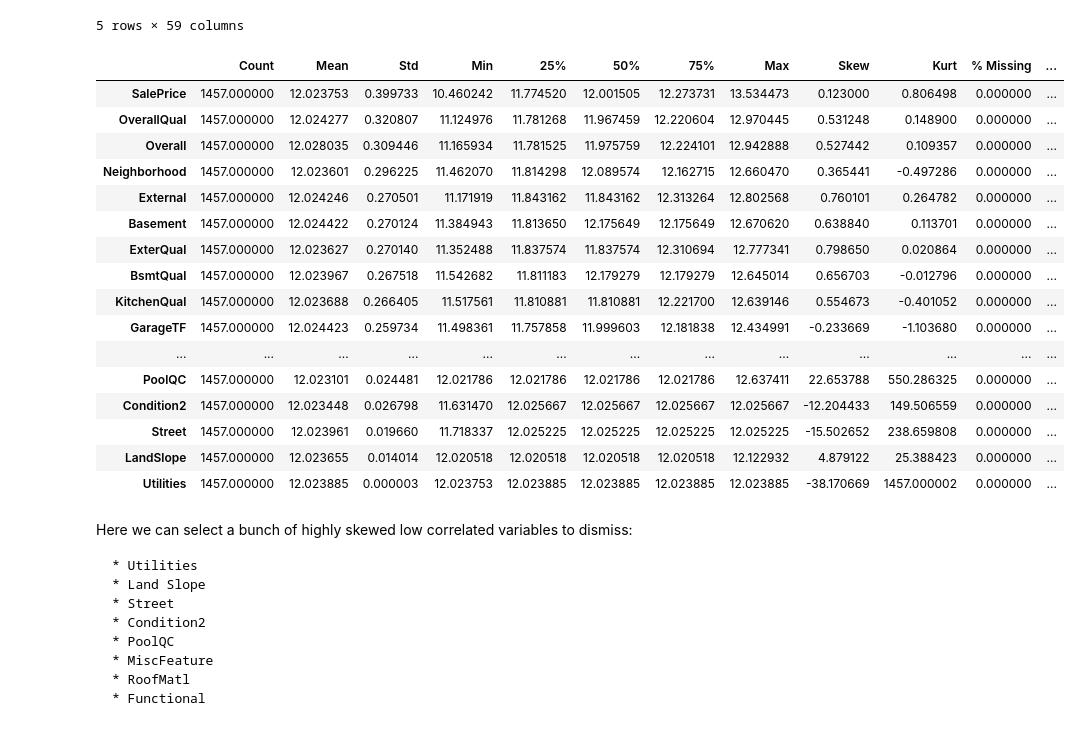
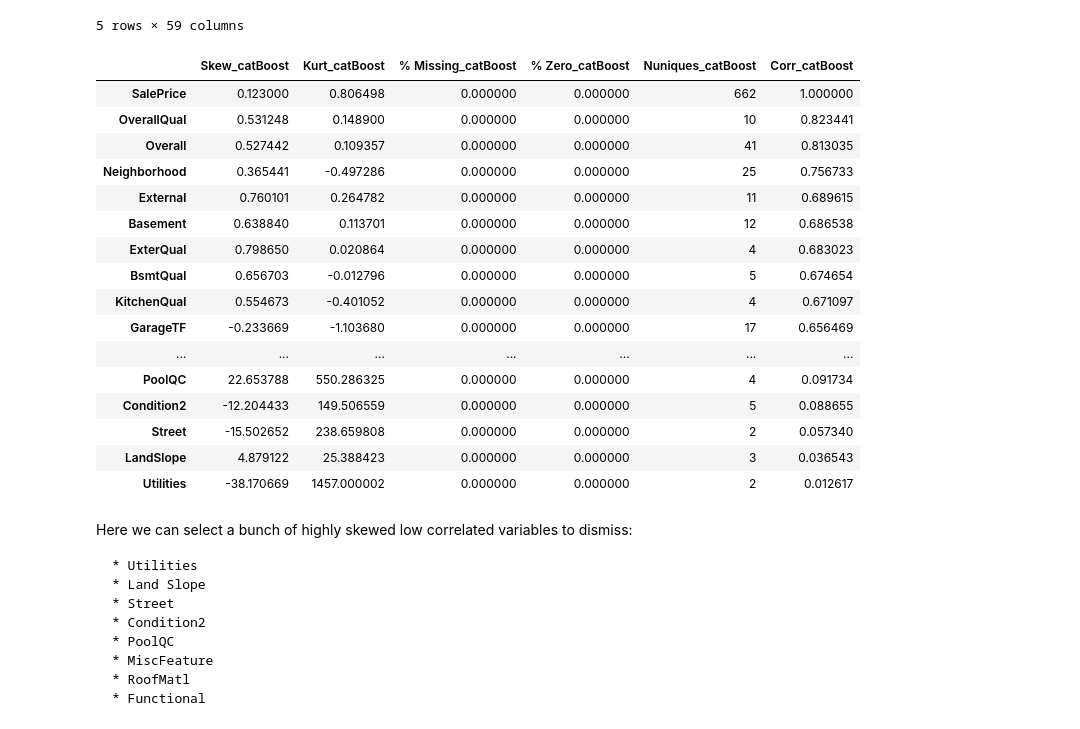
Before and after one commit to lrvlr/house-pricing-kaggle, a Jupyter notebook: AnalyzingHousePricesDF-lrvlr.ipynb, the cells around one changed output. Saved outputs shown, nothing was run; the diff lists cells and outputs as text; code cells hidden in the pictures.

Commit message:
Update AnalyzingHousePricesDF-lrvlr.ipynb
Analyzing different encoders for categorical features

```diff
--- a/AnalyzingHousePricesDF-lrvlr.ipynb
+++ b/AnalyzingHousePricesDF-lrvlr.ipynb
@@ -672,26 +672,26 @@ See the caveats in the documentation: https://pandas.pydata.org/pandas-docs/stab
 | 5 | 12.340827 | 12.085614 | 12.025225 | 12.037377 | 12.163253 | 12.022695 | 12.023885 | 12.034512 | 12.660470 | ... |
 5 rows × 59 columns
 # %%
-df_numCatInfo = tab.numTable(encoded, 'SalePrice')
-df_numCatInfo.style.background_gradient(subset=['Corr'])
+df_numCatInfo = tab.numTable(encoded, 'SalePrice', describe=False).add_suffix('_catBoost')
+df_numCatInfo.style.background_gradient(subset=['Corr_catBoost'])
 # %% [output]
-|  | Count | Mean | Std | Min | 25% | 50% | 75% | Max | Skew | Kurt | % Missing | ... |
-| SalePrice | 1457.000000 | 12.023753 | 0.399733 | 10.460242 | 11.774520 | 12.001505 | 12.273731 | 13.534473 | 0.123000 | 0.806498 | 0.000000 | ... |
-| OverallQual | 1457.000000 | 12.024277 | 0.320807 | 11.124976 | 11.781268 | 11.967459 | 12.220604 | 12.970445 | 0.531248 | 0.148900 | 0.000000 | ... |
-| Overall | 1457.000000 | 12.028035 | 0.309446 | 11.165934 | 11.781525 | 11.975759 | 12.224101 | 12.942888 | 0.527442 | 0.109357 | 0.000000 | ... |
-| Neighborhood | 1457.000000 | 12.023601 | 0.296225 | 11.462070 | 11.814298 | 12.089574 | 12.162715 | 12.660470 | 0.365441 | -0.497286 | 0.000000 | ... |
-| External | 1457.000000 | 12.024246 | 0.270501 | 11.171919 | 11.843162 | 11.843162 | 12.313264 | 12.802568 | 0.760101 | 0.264782 | 0.000000 | ... |
-| Basement | 1457.000000 | 12.024422 | 0.270124 | 11.384943 | 11.813650 | 12.175649 | 12.175649 | 12.670620 | 0.638840 | 0.113701 | 0.000000 | ... |
-| ExterQual | 1457.000000 | 12.023627 | 0.270140 | 11.352488 | 11.837574 | 11.837574 | 12.310694 | 12.777341 | 0.798650 | 0.020864 | 0.000000 | ... |
-| BsmtQual | 1457.000000 | 12.023967 | 0.267518 | 11.542682 | 11.811183 | 12.179279 | 12.179279 | 12.645014 | 0.656703 | -0.012796 | 0.000000 | ... |
-| KitchenQual | 1457.000000 | 12.023688 | 0.266405 | 11.517561 | 11.810881 | 11.810881 | 12.221700 | 12.639146 | 0.554673 | -0.401052 | 0.000000 | ... |
-| GarageTF | 1457.000000 | 12.024423 | 0.259734 | 11.498361 | 11.757858 | 11.999603 | 12.181838 | 12.434991 | -0.233669 | -1.103680 | 0.000000 | ... |
-| ... | ... | ... | ... | ... | ... | ... | ... | ... | ... | ... | ... | ... |
-| PoolQC | 1457.000000 | 12.023101 | 0.024481 | 12.021786 | 12.021786 | 12.021786 | 12.021786 | 12.637411 | 22.653788 | 550.286325 | 0.000000 | ... |
-| Condition2 | 1457.000000 | 12.023448 | 0.026798 | 11.631470 | 12.025667 | 12.025667 | 12.025667 | 12.025667 | -12.204433 | 149.506559 | 0.000000 | ... |
-| Street | 1457.000000 | 12.023961 | 0.019660 | 11.718337 | 12.025225 | 12.025225 | 12.025225 | 12.025225 | -15.502652 | 238.659808 | 0.000000 | ... |
-| LandSlope | 1457.000000 | 12.023655 | 0.014014 | 12.020518 | 12.020518 | 12.020518 | 12.020518 | 12.122932 | 4.879122 | 25.388423 | 0.000000 | ... |
-| Utilities | 1457.000000 | 12.023885 | 0.000003 | 12.023753 | 12.023885 | 12.023885 | 12.023885 | 12.023885 | -38.170669 | 1457.000002 | 0.000000 | ... |
+|  | Skew_catBoost | Kurt_catBoost | % Missing_catBoost | % Zero_catBoost | Nuniques_catBoost | Corr_catBoost |
+| SalePrice | 0.123000 | 0.806498 | 0.000000 | 0.000000 | 662 | 1.000000 |
+| OverallQual | 0.531248 | 0.148900 | 0.000000 | 0.000000 | 10 | 0.823441 |
+| Overall | 0.527442 | 0.109357 | 0.000000 | 0.000000 | 41 | 0.813035 |
+| Neighborhood | 0.365441 | -0.497286 | 0.000000 | 0.000000 | 25 | 0.756733 |
+| External | 0.760101 | 0.264782 | 0.000000 | 0.000000 | 11 | 0.689615 |
+| Basement | 0.638840 | 0.113701 | 0.000000 | 0.000000 | 12 | 0.686538 |
+| ExterQual | 0.798650 | 0.020864 | 0.000000 | 0.000000 | 4 | 0.683023 |
+| BsmtQual | 0.656703 | -0.012796 | 0.000000 | 0.000000 | 5 | 0.674654 |
+| KitchenQual | 0.554673 | -0.401052 | 0.000000 | 0.000000 | 4 | 0.671097 |
+| GarageTF | -0.233669 | -1.103680 | 0.000000 | 0.000000 | 17 | 0.656469 |
+| ... | ... | ... | ... | ... | ... | ... |
+| PoolQC | 22.653788 | 550.286325 | 0.000000 | 0.000000 | 4 | 0.091734 |
+| Condition2 | -12.204433 | 149.506559 | 0.000000 | 0.000000 | 5 | 0.088655 |
+| Street | -15.502652 | 238.659808 | 0.000000 | 0.000000 | 2 | 0.057340 |
+| LandSlope | 4.879122 | 25.388423 | 0.000000 | 0.000000 | 3 | 0.036543 |
+| Utilities | -38.170669 | 1457.000002 | 0.000000 | 0.000000 | 2 | 0.012617 |
 # %% [markdown]
 Here we can select a bunch of highly skewed low correlated variables to dismiss:
 
```
Also changed, not shown: parts of 31 cells of this notebook.
